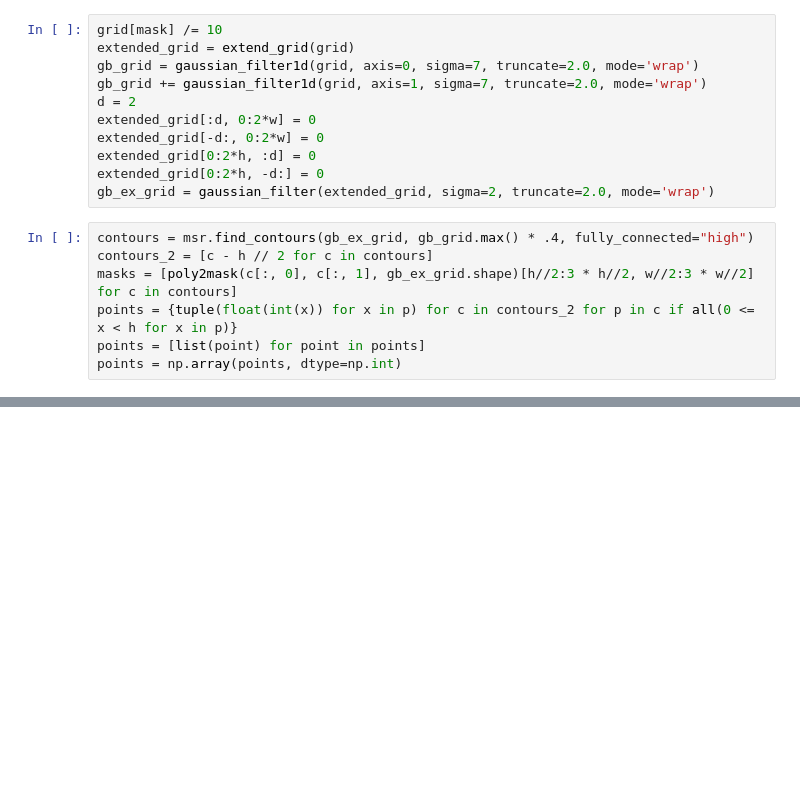
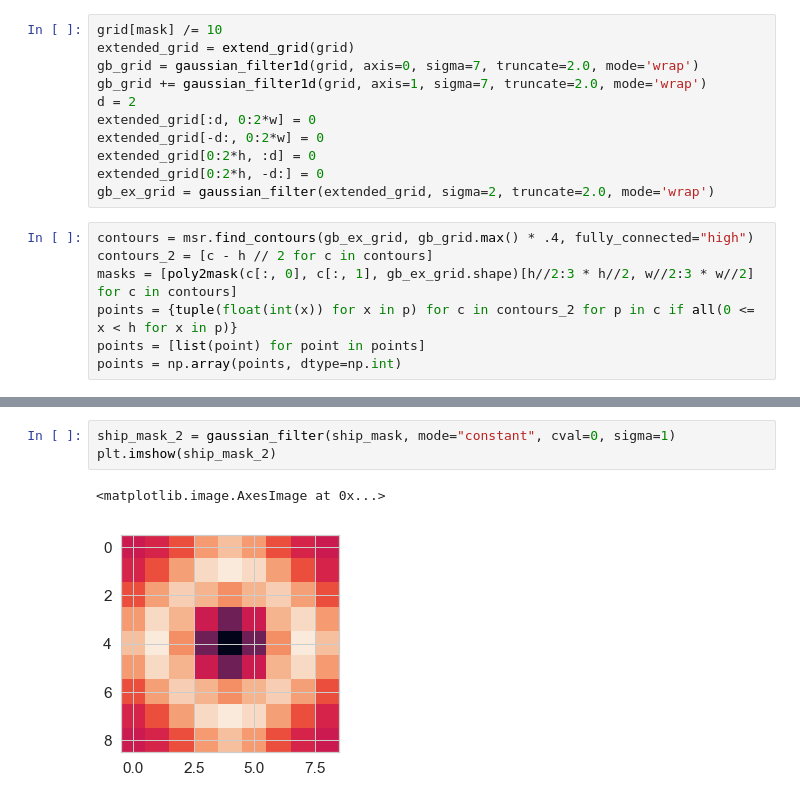
Before and after one commit to bogdandm/Halite3-bot, a Jupyter notebook: game_map_sandbox.ipynb, the cells around one changed output, grey strips where cells are left out. Saved outputs shown, nothing was run; the diff lists cells and outputs as text; blank space fills up the shorter version.

```diff
--- a/game_map_sandbox.ipynb
+++ b/game_map_sandbox.ipynb
@@ -354,0 +386,6 @@ grid[range(10), range(10)]
+# %%
+ship_mask_2 = gaussian_filter(ship_mask, mode="constant", cval=0, sigma=1)
+plt.imshow(ship_mask_2)
+# %% [output]
+<matplotlib.image.AxesImage at 0x...>
+[figure, added]
```
Also changed, not shown: parts of 8 cells of this notebook, 4 other files.
